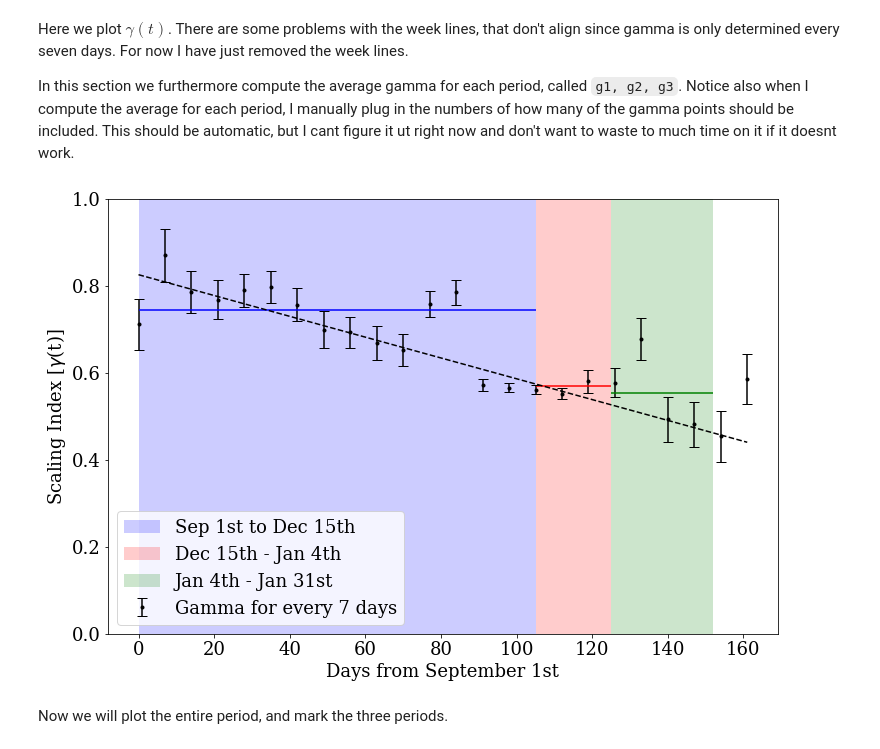
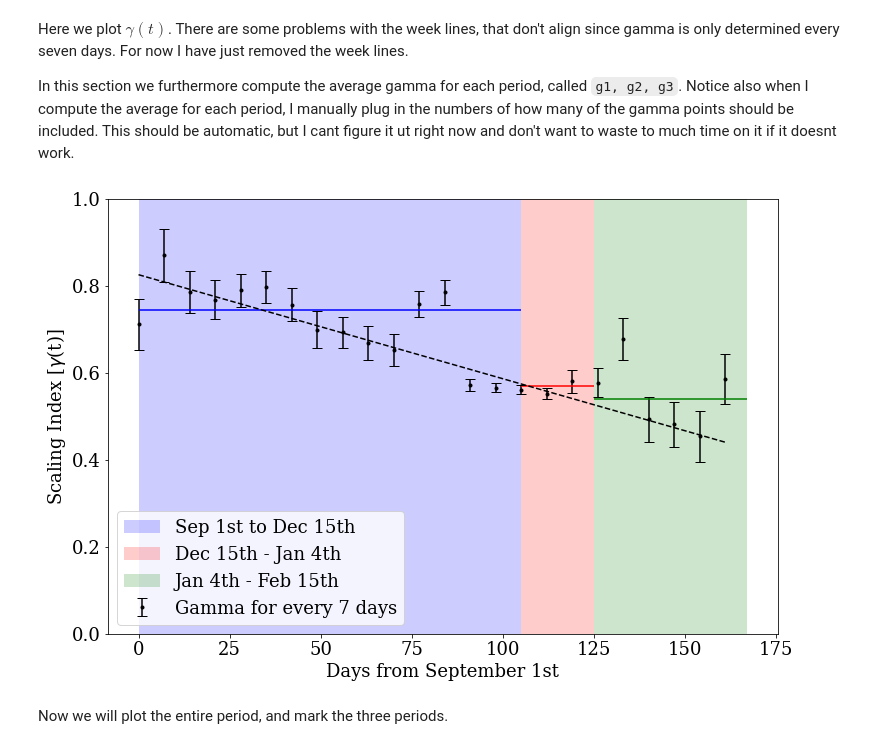
Before and after one commit to troelspetersen/Covid19fitting, a Jupyter notebook: MiscCode/Weekly_corrections_Kimi.ipynb, the cells around one changed output. Drawn from its saved outputs; the diff is of its cells as text; code cells hidden in the pictures.

```diff
--- a/MiscCode/Weekly_corrections_Kimi.ipynb
+++ b/MiscCode/Weekly_corrections_Kimi.ipynb
@@ -182,38 +182,38 @@ plt.plot(days, lin(days, *p), color='k', linestyle='dashed')
 #    times.append(then + dt.timedelta(days=14*i))
 
 #plt.xticks(ticks=[14*i for i in range(N_weeks)],
 #           labels=[str(time.year)+'-'+str(time.month)+'-'+str(time.day) for time in times], rotation=30 );
 
 #Mark the three periods ------------------------------------------------------------------
 period1 = (0, (dt.date(2020, 12, 15)-dt.date(2020, 9, 1)).days )
 plt.axvspan(*period1, facecolor='b', alpha=0.2, label='Sep 1st to Dec 15th')
 
 period2 = ( period1[1], period1[1] + (dt.date(2021, 1, 4)-dt.date(2020, 12, 15)).days )
 plt.axvspan(*period2, facecolor='r', alpha=0.2, label='Dec 15th - Jan 4th')
 
-period3 = ( period2[1], period2[1] + (dt.date(2021, 1, 31)-dt.date(2021, 1, 4)).days )
-plt.axvspan(*period3, facecolor='g', alpha=0.2, label='Jan 4th - Jan 31st')
+period3 = ( period2[1], period2[1] + (dt.date(2021, 2, 15)-dt.date(2021, 1, 4)).days )
+plt.axvspan(*period3, facecolor='g', alpha=0.2, label='Jan 4th - Feb 15th')
 
 plt.legend()
 plt.xlabel('Days from September 1st')
 
 # Find a constant gamma for each period  -------------------------------------------------
 g1 = np.average(a=gamma_t[0:15], weights=dgamma_t[0:15])
 g1_std = np.std(a=gamma_t[0:15])
 plt.hlines(g1, *period1, color='b')
 
 g2 = np.average(a=gamma_t[15:18], weights=dgamma_t[15:18])
 g2_std = np.std(a=gamma_t[15:18])
 plt.hlines(g2, *period2, color='r')
 
-g3 = np.average(a=gamma_t[18:22], weights=dgamma_t[18:22])
-g3_std = np.std(a=gamma_t[18:22])
+g3 = np.average(a=gamma_t[18:24], weights=dgamma_t[18:24])
+g3_std = np.std(a=gamma_t[18:24])
 plt.hlines(g3, *period3, color='g')
 
 plt.show()
 #plt.savefig('gamma_t_2.png', dpi=300)
 # %% [output]
-[figure, old version]
+[figure, new version]
 # %% [markdown]
 Now we will plot the entire period, and mark the three periods.
 # %%
```
Also changed, not shown: parts of 13 cells of this notebook.
